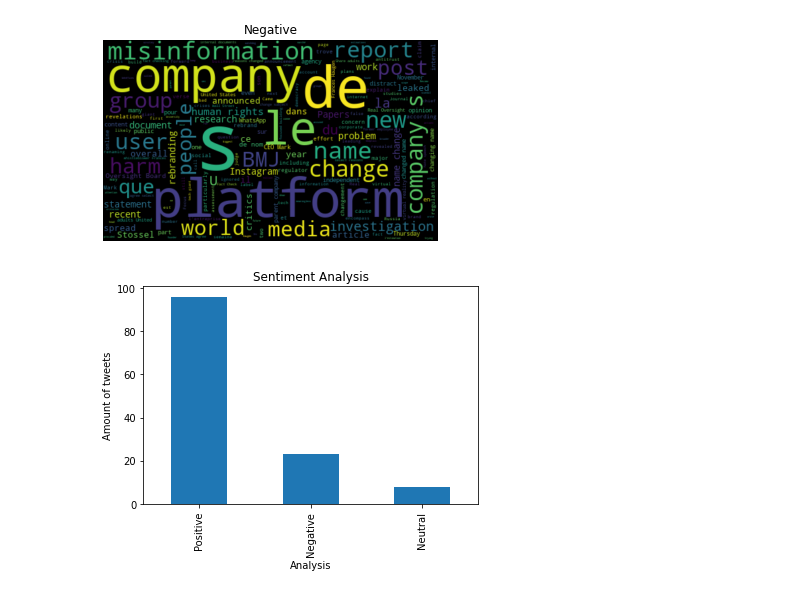
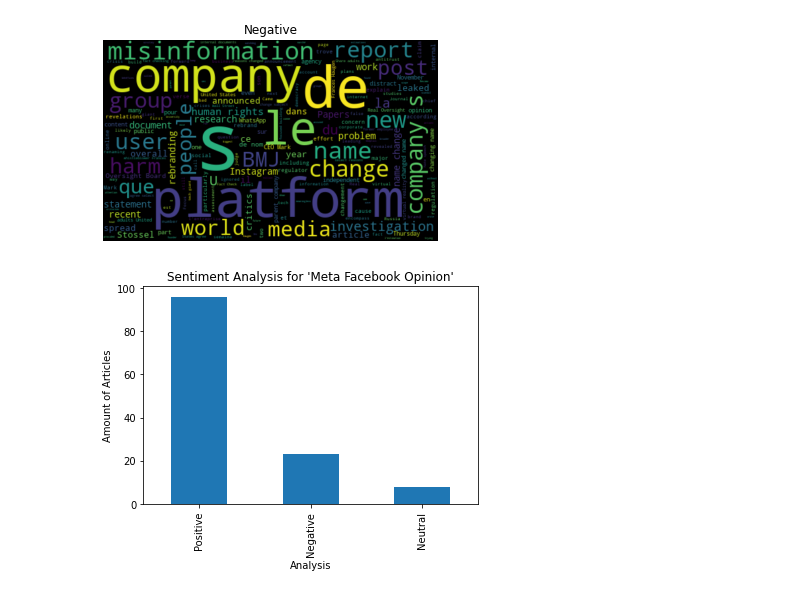
Before and after one commit to rvidxr666/Meta-Tweets, a Jupyter notebook: ArticlesAnalysis.ipynb, the cells around one changed output. Saved outputs shown, nothing was run; the diff lists cells and outputs as text; code cells hidden in the pictures.

Commit message:
Articles Analysis Notebook

```diff
--- a/ArticlesAnalysis.ipynb
+++ b/ArticlesAnalysis.ipynb
@@ -146,10 +146,10 @@ create_wordscloud(articles_df[articles_df["Analysis"] == "Negative"]["Summary"],
 # %% [output]
 [figure]
 # %%
-plt.title("Sentiment Analysis for 'Meta Fa')
+plt.title("Sentiment Analysis for 'Meta Facebook Opinion'")
 plt.xlabel("Analysis")
-plt.ylabel("Amount of tweets")
+plt.ylabel("Amount of Articles")
 articles_df["Analysis"].value_counts().plot(kind="bar")
 plt.show()
 # %% [output]
-[figure, old version]
+[figure, new version]
```
